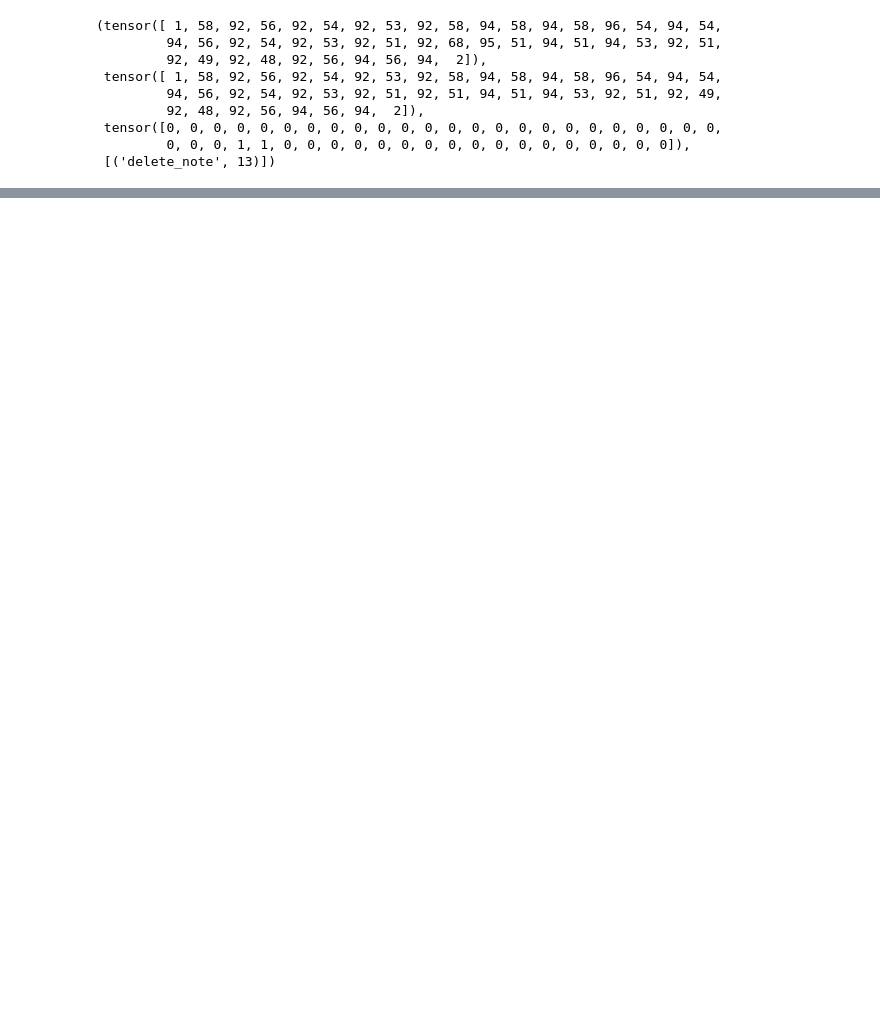
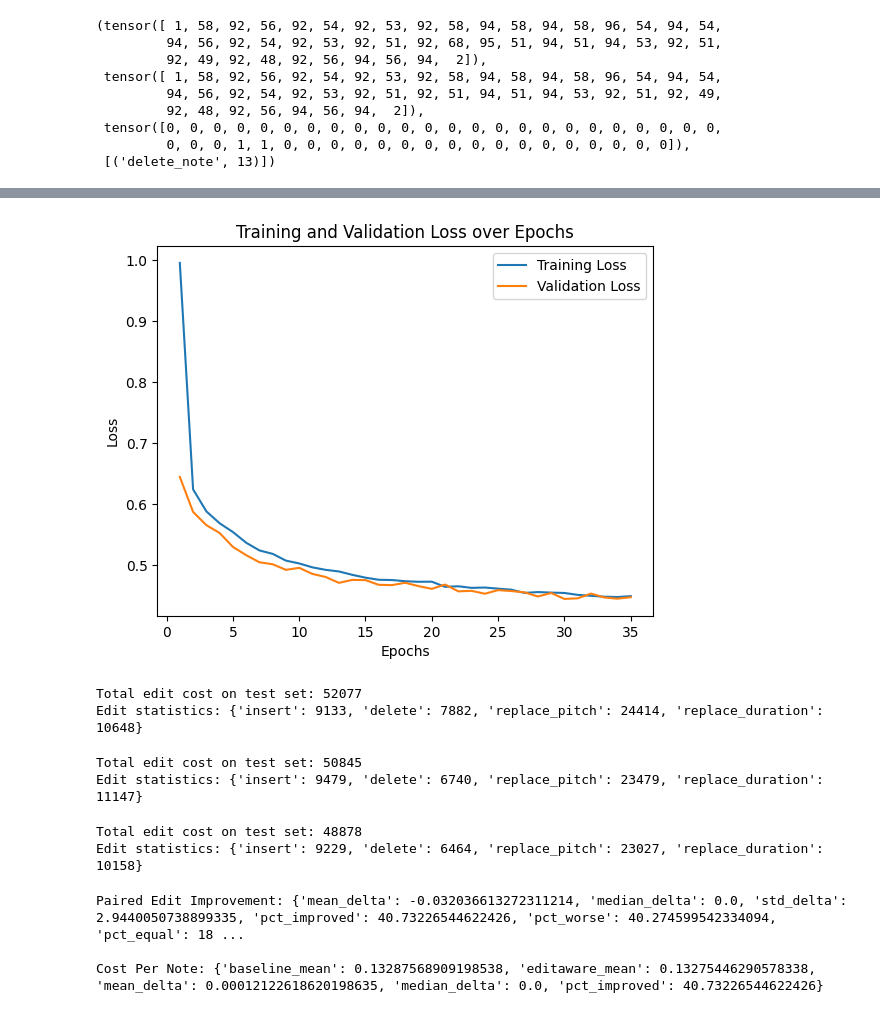
Before and after one commit to ruathudo/edit-aware-music-generation, a Jupyter notebook: data_processing.ipynb, the cells around one changed output, grey strips where cells are left out. Cells and saved outputs as stored; diff of their text form; code cells hidden in the pictures; blank space fills up the shorter version.

Commit message:
impelemented edit cost evaluation

```diff
--- a/data_processing.ipynb
+++ b/data_processing.ipynb
@@ -448,0 +892,35 @@ ValueError: Expected input batch_size (4192) to match target batch_size (4128).
+# %%
+visualize_loss(edit_aware_loss)
+# %% [output]
+[figure, added]
+# %%
+total_cost, stats, edit_sample_costs = evaluate_model(edit_aware_model, test_dataloader)
+print(f"Total edit cost on test set: {total_cost}")
+print(f"Edit statistics: {dict(stats)}")
+# %% [output]
+Total edit cost on test set: 52077
+Edit statistics: {'insert': 9133, 'delete': 7882, 'replace_pitch': 24414, 'replace_duration': 10648}
+# %%
+total_cost, stats, edit_sample_costs = evaluate_model(edit_aware_model, test_dataloader)
+print(f"Total edit cost on test set: {total_cost}")
+print(f"Edit statistics: {dict(stats)}")
+# %% [output]
+Total edit cost on test set: 50845
+Edit statistics: {'insert': 9479, 'delete': 6740, 'replace_pitch': 23479, 'replace_duration': 11147}
+# %%
+total_cost, stats, baseline_sample_costs = evaluate_model(model, test_dataloader)
+print(f"Total edit cost on test set: {total_cost}")
+print(f"Edit statistics: {dict(stats)}")
+# %% [output]
+Total edit cost on test set: 48878
+Edit statistics: {'insert': 9229, 'delete': 6464, 'replace_pitch': 23027, 'replace_duration': 10158}
+# %%
+improvement = paired_edit_improvement(baseline_sample_costs, edit_sample_costs)
+cost_per_note = compare_cost_per_note(baseline_sample_costs, edit_sample_costs)
+
+print("\nPaired Edit Improvement:", improvement)
+print("\nCost Per Note:", cost_per_note)
+# %% [output]
+Paired Edit Improvement: {'mean_delta': -0.032036613272311214, 'median_delta': 0.0, 'std_delta': 2.9440050738899335, 'pct_improved': 40.73226544622426, 'pct_worse': 40.274599542334094, 'pct_equal': 18 ...
+
+Cost Per Note: {'baseline_mean': 0.13287568909198538, 'editaware_mean': 0.13275446290578338, 'mean_delta': 0.00012122618620198635, 'median_delta': 0.0, 'pct_improved': 40.73226544622426}
```
Also changed, not shown: parts of 19 cells of this notebook, 4 other files.
